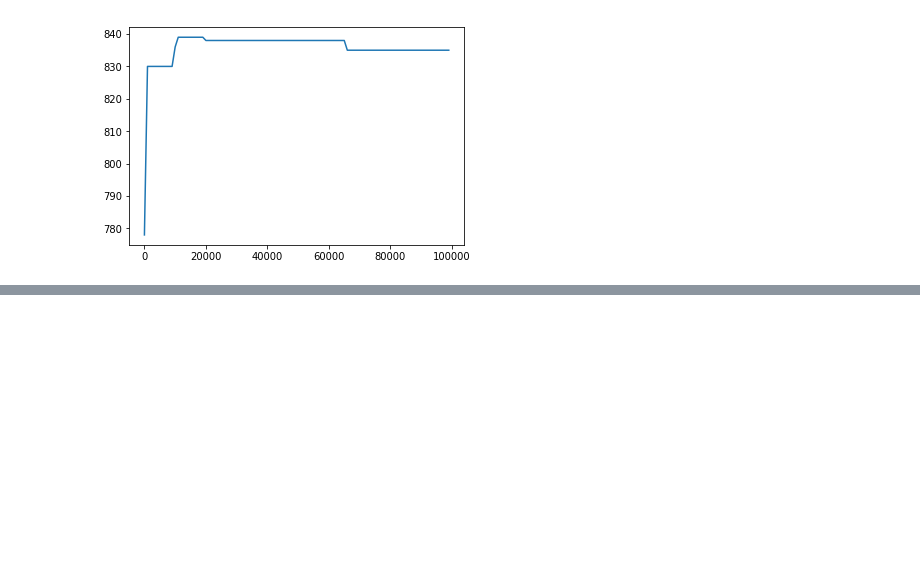
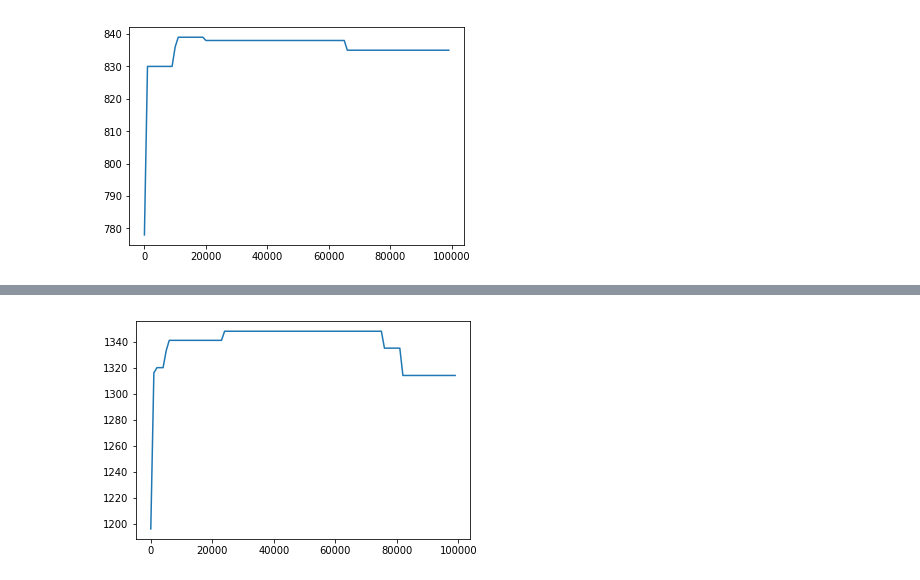
Before and after one commit to lili-chen/ising-optimization-rbm, a Jupyter notebook: performance_with_trial_number.ipynb, the cells around one changed output, grey strips where cells are left out. Cells and saved outputs as stored; diff of their text form; code cells hidden in the pictures; blank space fills up the shorter version.

Commit message:
parsing and discrete plots

```diff
--- a/performance_with_trial_number.ipynb
+++ b/performance_with_trial_number.ipynb
@@ -159,7 +159,7 @@ def plot_max_cut_efficiency(file_name, num_trials, step_size):
         arr = line[:-1].split("\t")
         ind1 = int(arr[0])
         ind2 = int(arr[1])
-        ind3 = int(arr[2])
+        ind3 = float(arr[2])
         W[ind1-1][ind2-1] = ind3
 
     cg = Max_Cut_Approximator(num_vertices)
@@ -236,0 +239,4 @@ plot_max_cut_efficiency("maxcut/N090-id00.txt", 100000, 1000)
+# %%
+plot_max_cut_efficiency("maxcut/N100-id00.txt", 100000, 1000)
+# %% [output]
+[figure, added]
```
Also changed, not shown: parts of 6 cells of this notebook, 2 other files.
